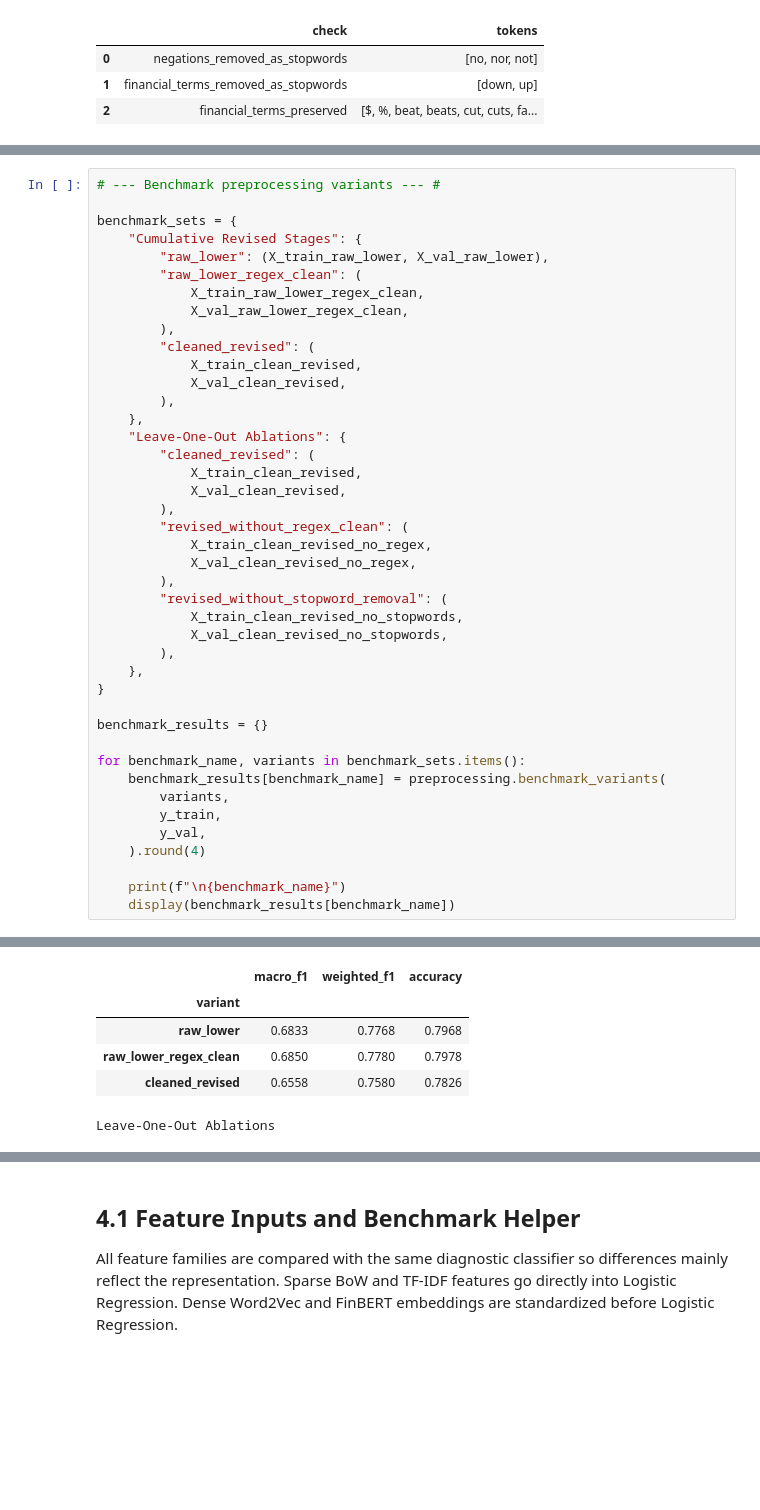
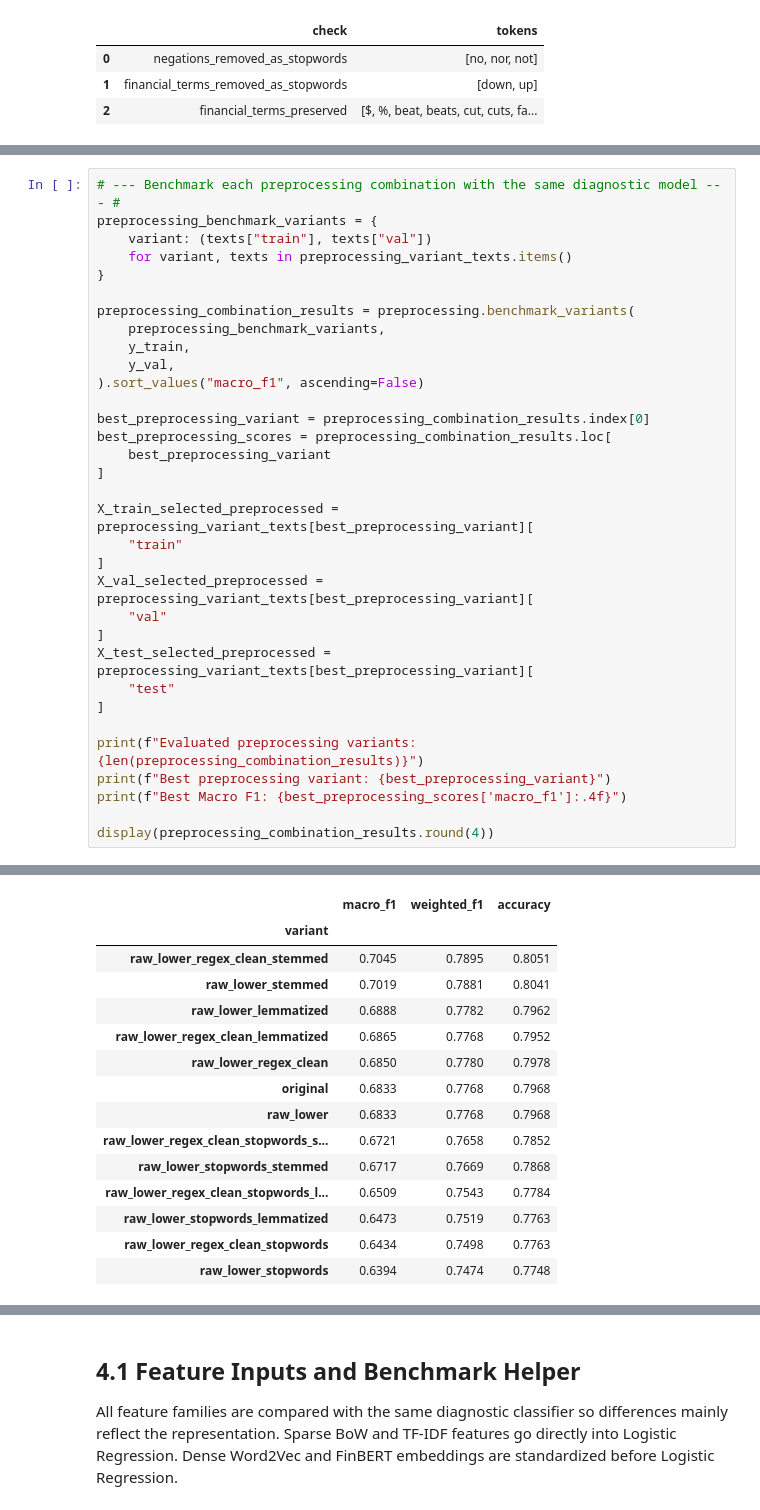
Before and after one commit to alexmr-ds/text_mining_project, a Jupyter notebook: notebooks/workflow.ipynb, the cells around one changed output, grey strips where cells are left out. Drawn from its saved outputs; the diff is of its cells as text; blank space fills up the shorter version.

```diff
--- a/notebooks/workflow.ipynb
+++ b/notebooks/workflow.ipynb
@@ -953,43 +695,34 @@ ablation_variant_names
 # %%
-# --- Benchmark preprocessing variants --- #
-
-benchmark_sets = {
-    "Cumulative Revised Stages": {
-        "raw_lower": (X_train_raw_lower, X_val_raw_lower),
-        "raw_lower_regex_clean": (
-            X_train_raw_lower_regex_clean,
-            X_val_raw_lower_regex_clean,
-        ),
-        "cleaned_revised": (
-            X_train_clean_revised,
-            X_val_clean_revised,
-        ),
-    },
-    "Leave-One-Out Ablations": {
-        "cleaned_revised": (
-            X_train_clean_revised,
-            X_val_clean_revised,
-        ),
-        "revised_without_regex_clean": (
-            X_train_clean_revised_no_regex,
-            X_val_clean_revised_no_regex,
-        ),
-        "revised_without_stopword_removal": (
-            X_train_clean_revised_no_stopwords,
-            X_val_clean_revised_no_stopwords,
-        ),
-    },
+# --- Benchmark each preprocessing combination with the same diagnostic model --- #
+preprocessing_benchmark_variants = {
+    variant: (texts["train"], texts["val"])
+    for variant, texts in preprocessing_variant_texts.items()
 }
 
-benchmark_results = {}
+preprocessing_combination_results = preprocessing.benchmark_variants(
+    preprocessing_benchmark_variants,
+    y_train,
+    y_val,
+).sort_values("macro_f1", ascending=False)
 
-for benchmark_name, variants in benchmark_sets.items():
-    benchmark_results[benchmark_name] = preprocessing.benchmark_variants(
-        variants,
-        y_train,
-        y_val,
-    ).round(4)
+best_preprocessing_variant = preprocessing_combination_results.index[0]
+best_preprocessing_scores = preprocessing_combination_results.loc[
+    best_preprocessing_variant
+]
 
-    print(f"\n{benchmark_name}")
-    display(benchmark_results[benchmark_name])
+X_train_selected_preprocessed = preprocessing_variant_texts[best_preprocessing_variant][
+    "train"
+]
+X_val_selected_preprocessed = preprocessing_variant_texts[best_preprocessing_variant][
+    "val"
+]
+X_test_selected_preprocessed = preprocessing_variant_texts[best_preprocessing_variant][
+    "test"
+]
+
+print(f"Evaluated preprocessing variants: {len(preprocessing_combination_results)}")
+print(f"Best preprocessing variant: {best_preprocessing_variant}")
+print(f"Best Macro F1: {best_preprocessing_scores['macro_f1']:.4f}")
+
+display(preprocessing_combination_results.round(4))
 # %% [output]
@@ -997,6 +732,15 @@ Cumulative Revised Stages
 |  | macro_f1 | weighted_f1 | accuracy |
 | variant |  |  |  |
+| raw_lower_regex_clean_stemmed | 0.7045 | 0.7895 | 0.8051 |
+| raw_lower_stemmed | 0.7019 | 0.7881 | 0.8041 |
+| raw_lower_lemmatized | 0.6888 | 0.7782 | 0.7962 |
+| raw_lower_regex_clean_lemmatized | 0.6865 | 0.7768 | 0.7952 |
+| raw_lower_regex_clean | 0.6850 | 0.7780 | 0.7978 |
+| original | 0.6833 | 0.7768 | 0.7968 |
 | raw_lower | 0.6833 | 0.7768 | 0.7968 |
-| raw_lower_regex_clean | 0.6850 | 0.7780 | 0.7978 |
-| cleaned_revised | 0.6558 | 0.7580 | 0.7826 |
+| raw_lower_regex_clean_stopwords_s... | 0.6721 | 0.7658 | 0.7852 |
+| raw_lower_stopwords_stemmed | 0.6717 | 0.7669 | 0.7868 |
+| raw_lower_regex_clean_stopwords_l... | 0.6509 | 0.7543 | 0.7784 |
+| raw_lower_stopwords_lemmatized | 0.6473 | 0.7519 | 0.7763 |
+| raw_lower_regex_clean_stopwords | 0.6434 | 0.7498 | 0.7763 |
+| raw_lower_stopwords | 0.6394 | 0.7474 | 0.7748 |
-Leave-One-Out Ablations
```
Also changed, not shown: parts of 59 cells of this notebook, 7 other files.
